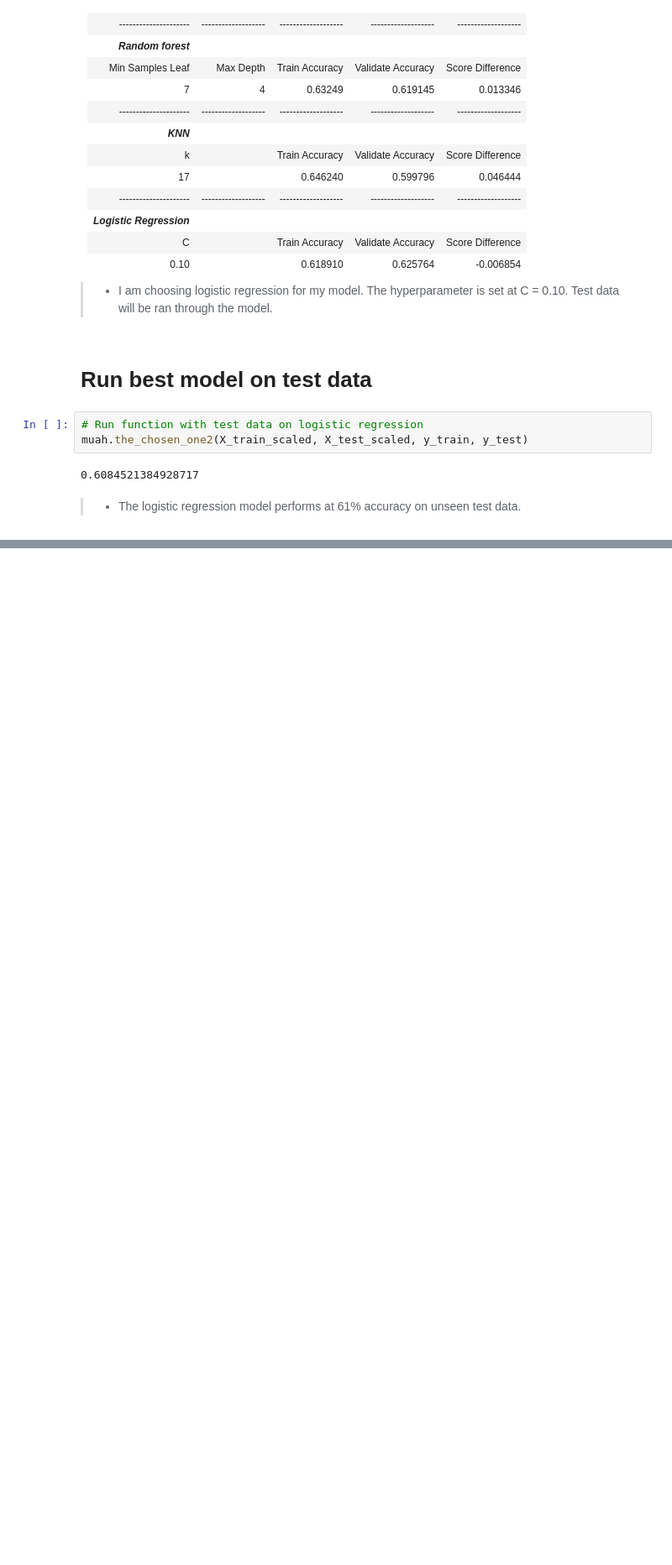
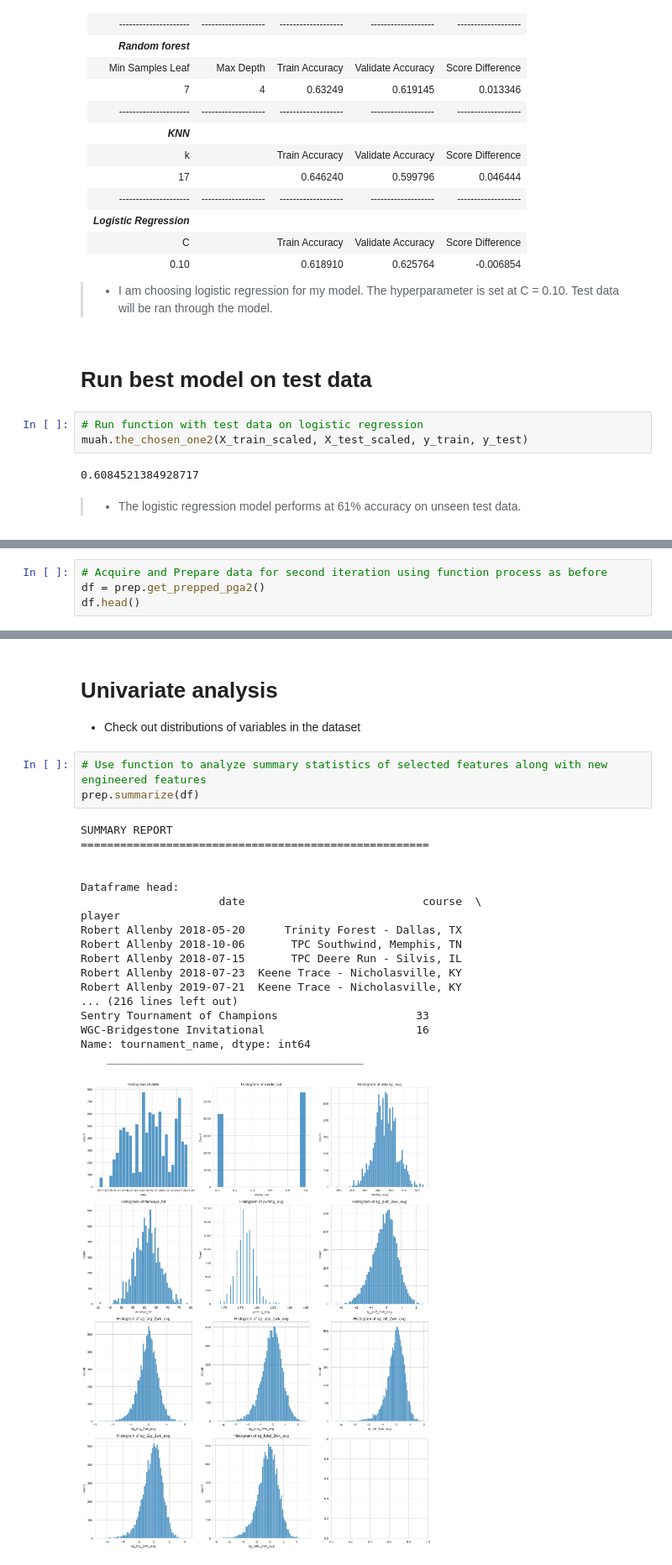
Before and after one commit to Andrew-Casey/individual_project, a Jupyter notebook: Individual_project_final.ipynb, the cells around one changed output, grey strips where cells are left out. Shown at 84% size. Saved outputs shown, nothing was run; the diff lists cells and outputs as text; blank space fills up the shorter version.

```diff
--- a/Individual_project_final.ipynb
+++ b/Individual_project_final.ipynb
@@ -418,0 +426,4 @@ muah.the_chosen_one2(X_train_scaled, X_test_scaled, y_train, y_test)
+# %%
+# Acquire and Prepare data for second iteration using function process as before
+df = prep.get_prepped_pga2()
+df.head()
@@ -418,0 +438,25 @@ muah.the_chosen_one2(X_train_scaled, X_test_scaled, y_train, y_test)
+# %% [markdown]
+# Univariate analysis
+- Check out distributions of variables in the dataset
+# %%
+# Use function to analyze summary statistics of selected features along with new engineered features
+prep.summarize(df)
+# %% [output]
+SUMMARY REPORT
+=====================================================
+
+
+Dataframe head:
+                     date                           course  \
+player
+Robert Allenby 2018-05-20      Trinity Forest - Dallas, TX
+Robert Allenby 2018-10-06       TPC Southwind, Memphis, TN
+Robert Allenby 2018-07-15       TPC Deere Run - Silvis, IL
+Robert Allenby 2018-07-23  Keene Trace - Nicholasville, KY
+Robert Allenby 2019-07-21  Keene Trace - Nicholasville, KY
+... (216 lines left out)
+Sentry Tournament of Champions                     33
+WGC-Bridgestone Invitational                       16
+Name: tournament_name, dtype: int64
+    _______________________________________
+[figure, added]
```
Also changed, not shown: parts of 51 cells of this notebook, 4 other files.
